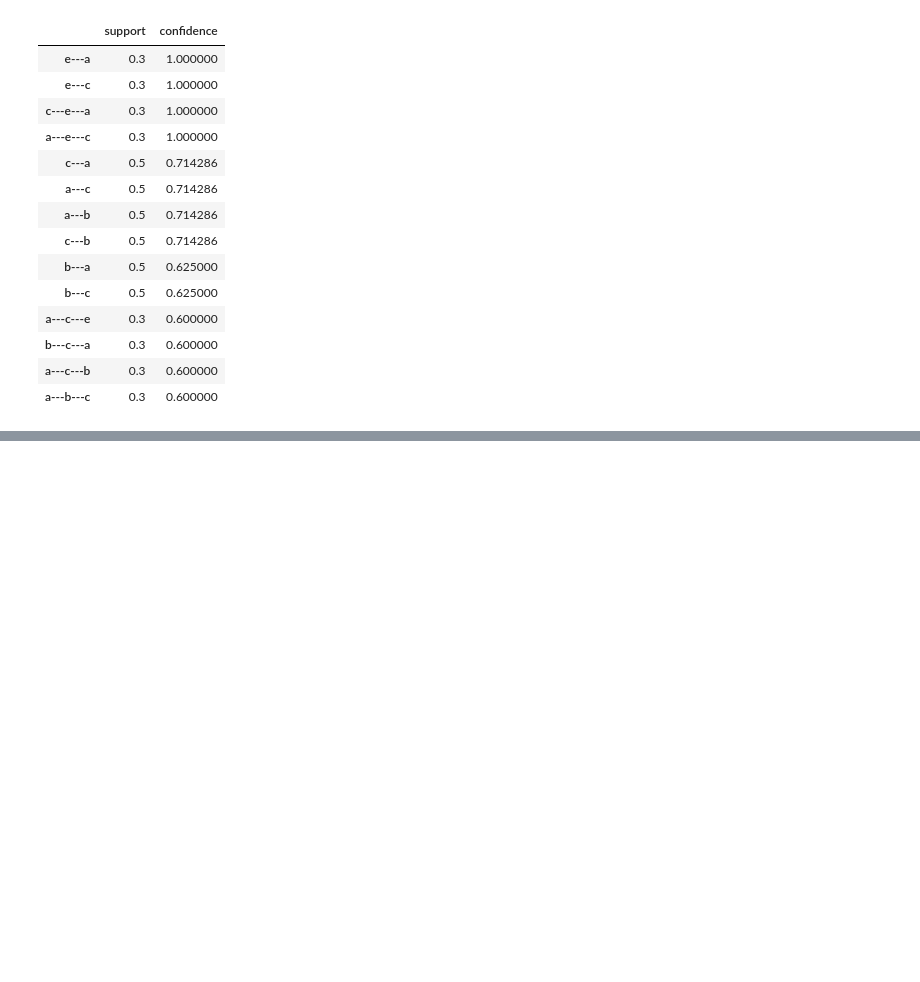
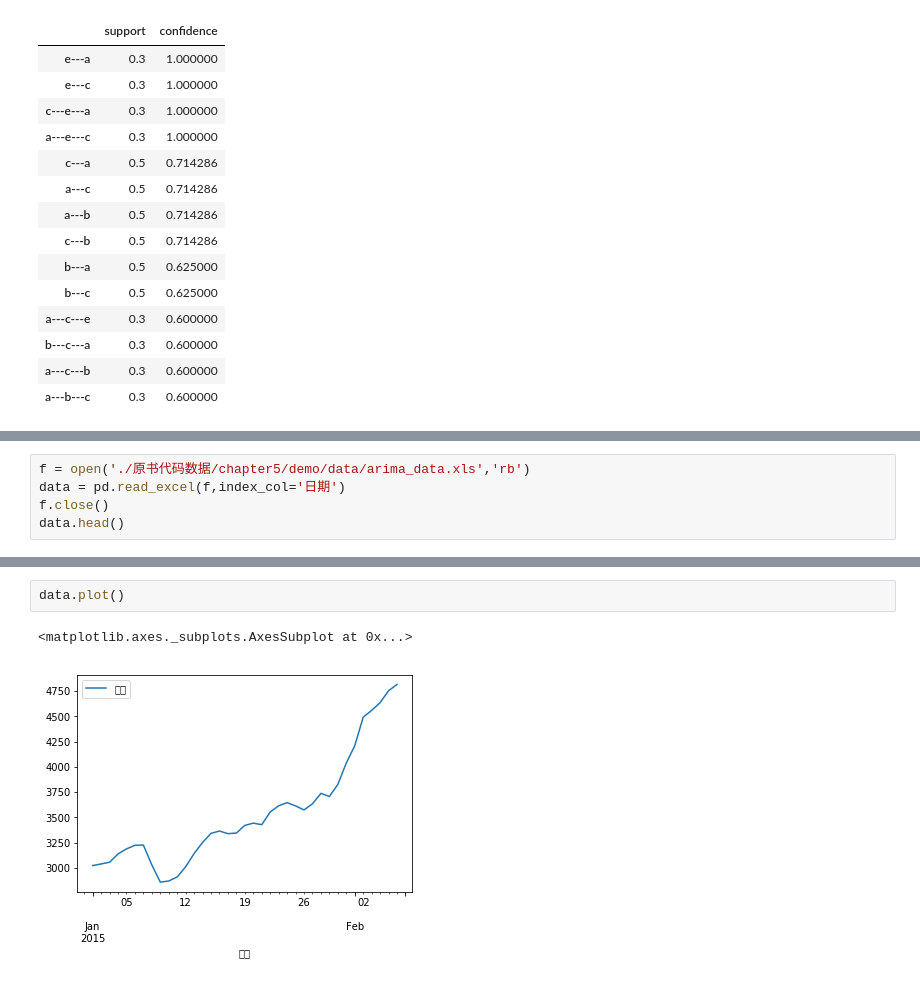
Before and after one commit to longfengpili/Python-Practice-of-Data-Analysis-and-Mining, a Jupyter notebook: chapter5挖掘建模.ipynb, the cells around one changed output, grey strips where cells are left out. Cells and saved outputs as stored; diff of their text form; blank space fills up the shorter version.

```diff
--- a/chapter5挖掘建模.ipynb
+++ b/chapter5挖掘建模.ipynb
@@ -412,0 +415,5 @@ a---b---c      0.3    0.600000
+# %%
+f = open('./原书代码数据/chapter5/demo/data/arima_data.xls','rb')
+data = pd.read_excel(f,index_col='日期')
+f.close()
+data.head()
@@ -412,0 +428,5 @@ a---b---c      0.3    0.600000
+# %%
+data.plot()
+# %% [output]
+<matplotlib.axes._subplots.AxesSubplot at 0x...>
+[figure, added]
```
Also changed, not shown: parts of 3 cells of this notebook.
